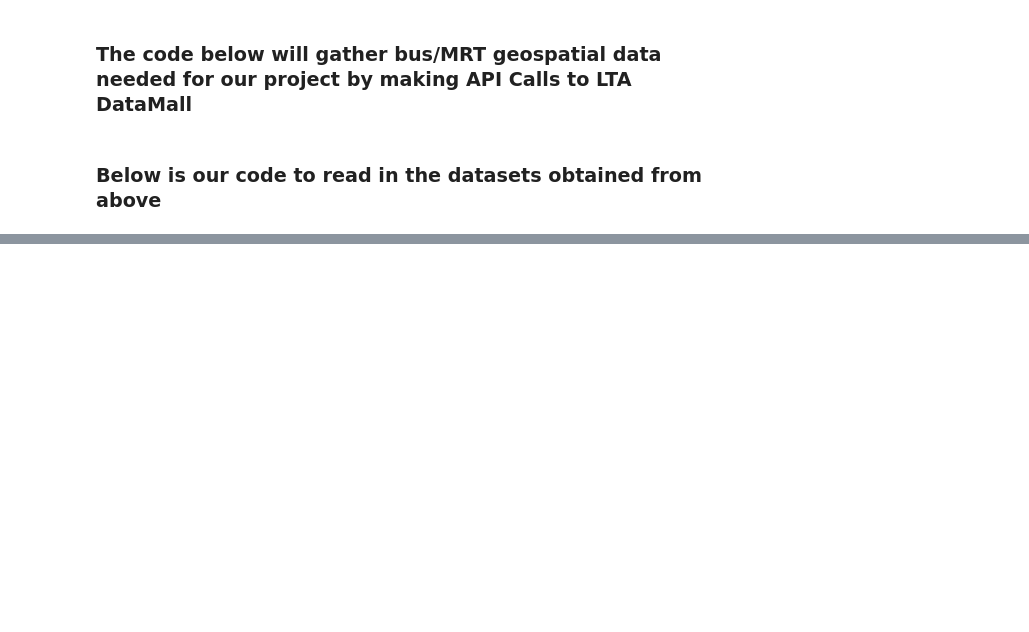
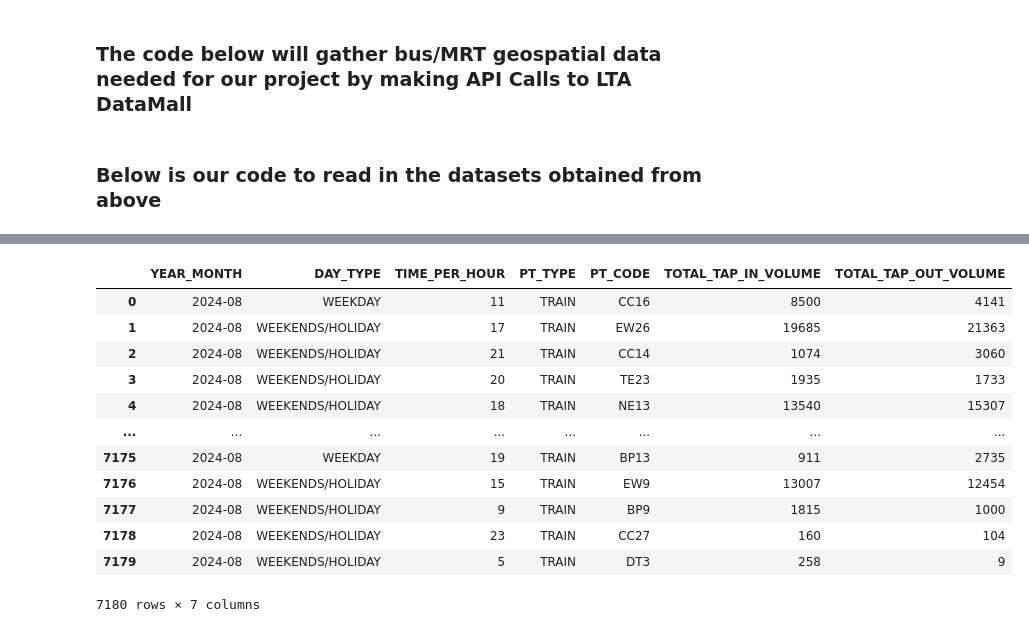
Before and after one commit to brandono7/DSA4264_Geospatial, a Jupyter notebook: Data Prepocessing.ipynb, the cells around one changed output, grey strips where cells are left out. Saved outputs shown, nothing was run; the diff lists cells and outputs as text; code cells hidden in the pictures; blank space fills up the shorter version.

```diff
--- a/Data Prepocessing.ipynb
+++ b/Data Prepocessing.ipynb
@@ -238,0 +303,16 @@ train_station_code = pd.read_excel('data/Train Station Codes and Chinese Names.x
+# %%
+passenger_vol_train
+# %% [output]
+|  | YEAR_MONTH | DAY_TYPE | TIME_PER_HOUR | PT_TYPE | PT_CODE | TOTAL_TAP_IN_VOLUME | TOTAL_TAP_OUT_VOLUME |
+| 0 | 2024-08 | WEEKDAY | 11 | TRAIN | CC16 | 8500 | 4141 |
+| 1 | 2024-08 | WEEKENDS/HOLIDAY | 17 | TRAIN | EW26 | 19685 | 21363 |
+| 2 | 2024-08 | WEEKENDS/HOLIDAY | 21 | TRAIN | CC14 | 1074 | 3060 |
+| 3 | 2024-08 | WEEKENDS/HOLIDAY | 20 | TRAIN | TE23 | 1935 | 1733 |
+| 4 | 2024-08 | WEEKENDS/HOLIDAY | 18 | TRAIN | NE13 | 13540 | 15307 |
+| ... | ... | ... | ... | ... | ... | ... | ... |
+| 7175 | 2024-08 | WEEKDAY | 19 | TRAIN | BP13 | 911 | 2735 |
+| 7176 | 2024-08 | WEEKENDS/HOLIDAY | 15 | TRAIN | EW9 | 13007 | 12454 |
+| 7177 | 2024-08 | WEEKENDS/HOLIDAY | 9 | TRAIN | BP9 | 1815 | 1000 |
+| 7178 | 2024-08 | WEEKENDS/HOLIDAY | 23 | TRAIN | CC27 | 160 | 104 |
+| 7179 | 2024-08 | WEEKENDS/HOLIDAY | 5 | TRAIN | DT3 | 258 | 9 |
+7180 rows × 7 columns
```
Also changed, not shown: parts of 6 cells of this notebook.
